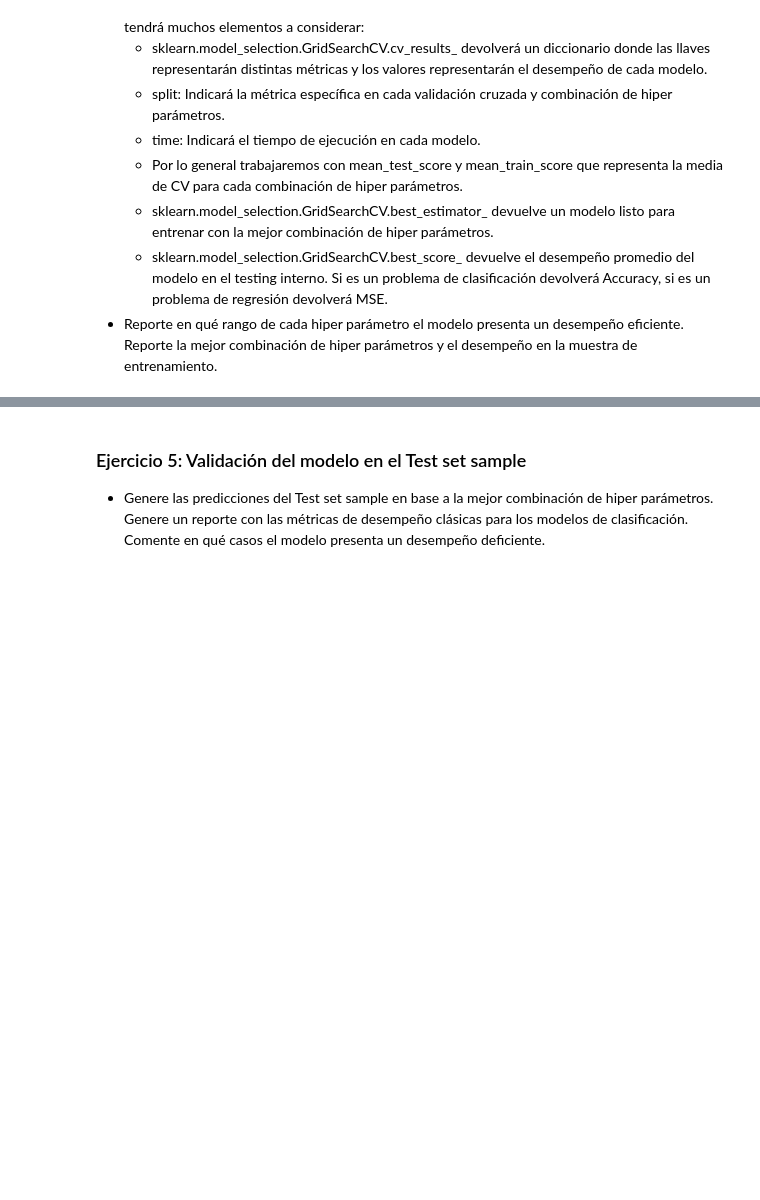
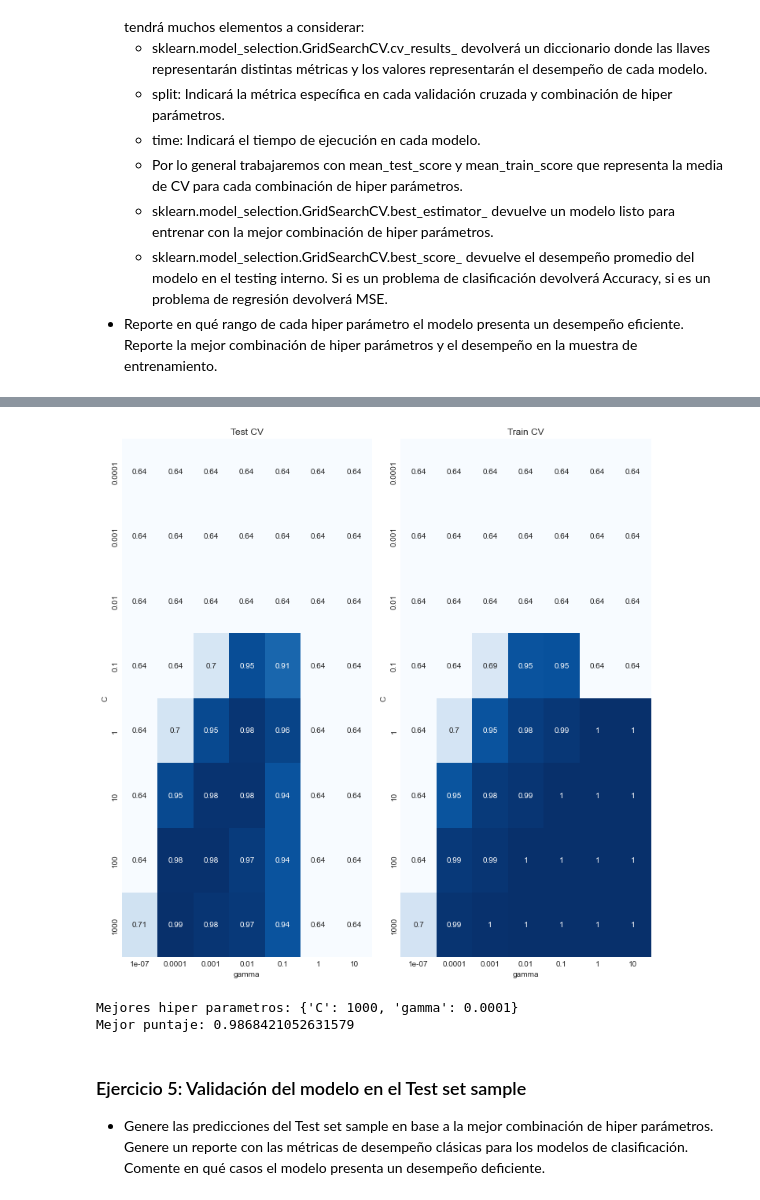
Before and after one commit to Denniels/Machine_Learning, a Jupyter notebook: SVM/Desafío_SVM.ipynb, the cells around one changed output, grey strips where cells are left out. Drawn from its saved outputs; the diff is of its cells as text; code cells hidden in the pictures; blank space fills up the shorter version.

```diff
--- a/SVM/Desafío_SVM.ipynb
+++ b/SVM/Desafío_SVM.ipynb
@@ -212,0 +226,2 @@ externa. Si tenemos un archivo de testing externo, se recomienda no hacer divisi
+# %%
+hiper_parametros = {'C':[0.0001, 0.001, 0.01, 0.1, 1, 10, 100, 1000], 'gamma':[0.0000001, 0.0001, 0.001, 0.01, 0.1, 1, 10]}
@@ -213,3 +277,50 @@ externa. Si tenemos un archivo de testing externo, se recomienda no hacer divisi
+# %%
+def report_heatmaps(cv_trained):
+        plt.figure(figsize=(10, 10))
+        param1 = tuple(cv_trained.param_grid.keys())[0]
+        param2 = tuple(cv_trained.param_grid.keys())[1]
+
+        # Mejores parámetros subconjuntos para test
+        plt.subplot(1, 2, 1)
+        sns.heatmap(
+        cv_trained.cv_results_['mean_test_score'].reshape(len(cv_trained.param_grid[param1]), len(cv_trained.param_grid[param2])),
+        cmap='Blues',
+        annot=True,
+        xticklabels=cv_trained.param_grid[param2],
+        yticklabels=cv_trained.param_grid[param1],
+        cbar=False
+        )
+
+        plt.ylabel(param1)
+        plt.xlabel(param2)
+        plt.title('Test CV')
+
+        # Mejores parámetros subconjuntos para train
+        plt.subplot(1, 2, 2)
+        sns.heatmap(
+        cv_trained.cv_results_['mean_train_score'].reshape(len(cv_trained.param_grid[param1]), len(cv_trained.param_grid[param2])),
+        cmap='Blues',
+        annot=True,
+        xticklabels=cv_trained.param_grid[param2],
+        yticklabels=cv_trained.param_grid[param1],
+        cbar=False
+        )
+
+        plt.ylabel(param1)
+        plt.xlabel(param2)
+        plt.title('Train CV')
+        plt.tight_layout()
+# %%
+report_heatmaps(grilla)
+# %% [output]
+[figure, added]
+# %%
+print(f'''
+Mejores hiper parametros: {grilla.best_params_}
+Mejor puntaje: {grilla.best_score_}''')
+# %% [output]
+Mejores hiper parametros: {'C': 1000, 'gamma': 0.0001}
+Mejor puntaje: 0.9868421052631579
 # %% [markdown]
 ### Ejercicio 5: Validación del modelo en el Test set sample
 - Genere las predicciones del Test set sample en base a la mejor combinación de hiper
```
Also changed, not shown: parts of 22 cells of this notebook.
